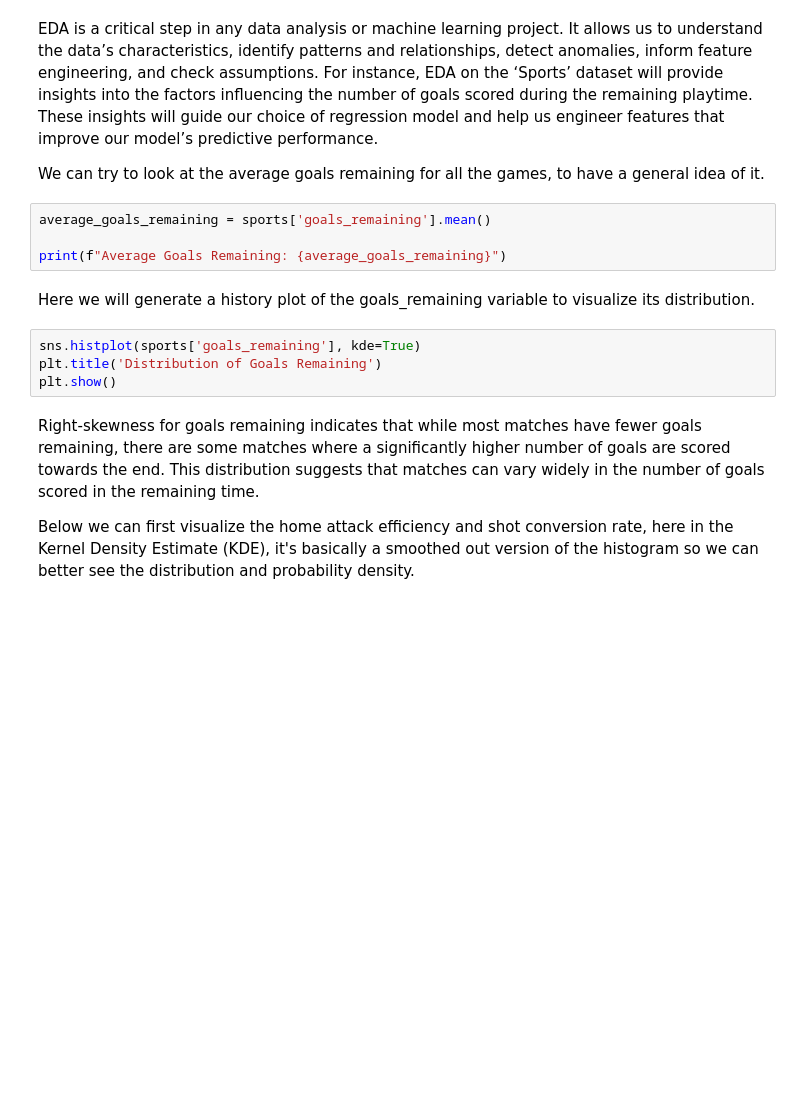
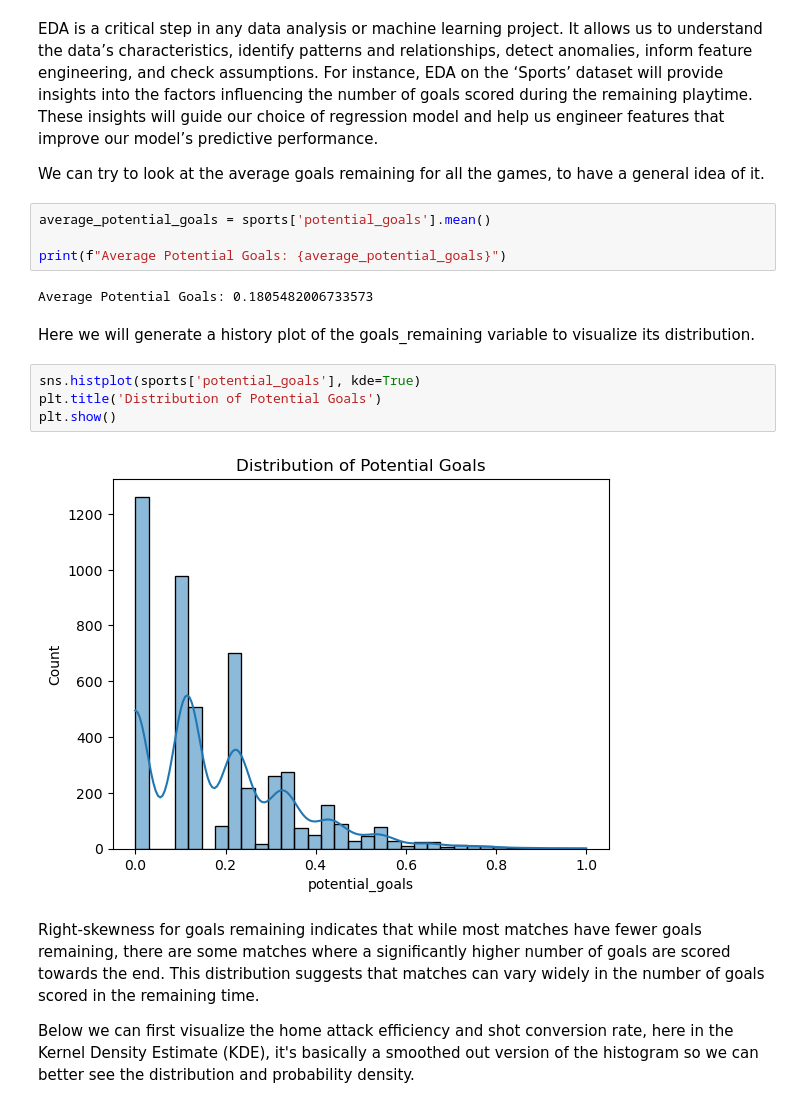
Before and after one commit to ReyObejero/2324-t3-stintsy-s11-g4-machine-project, a Jupyter notebook: STINTSY-S11-MP.ipynb, the cells around one changed output. Drawn from its saved outputs; the diff is of its cells as text; blank space fills up the shorter version.

```diff
--- a/STINTSY-S11-MP.ipynb
+++ b/STINTSY-S11-MP.ipynb
@@ -391,15 +456,19 @@ EDA is a critical step in any data analysis or machine learning project. It allo
 
 We can try to look at the average goals remaining for all the games, to have a general idea of it.
 # %%
-average_goals_remaining = sports['goals_remaining'].mean()
+average_potential_goals = sports['potential_goals'].mean()
 
-print(f"Average Goals Remaining: {average_goals_remaining}")
+print(f"Average Potential Goals: {average_potential_goals}")
+# %% [output]
+Average Potential Goals: 0.1805482006733573
 # %% [markdown]
 Here we will generate a history plot of the goals_remaining variable to visualize its distribution.
 # %%
-sns.histplot(sports['goals_remaining'], kde=True)
-plt.title('Distribution of Goals Remaining')
+sns.histplot(sports['potential_goals'], kde=True)
+plt.title('Distribution of Potential Goals')
 plt.show()
+# %% [output]
+[figure, added]
 # %% [markdown]
 Right-skewness for goals remaining indicates that while most matches have fewer goals remaining, there are some matches where a significantly higher number of goals are scored towards the end. This distribution suggests that matches can vary widely in the number of goals scored in the remaining time.
 
```
Also changed, not shown: parts of 33 cells of this notebook.
